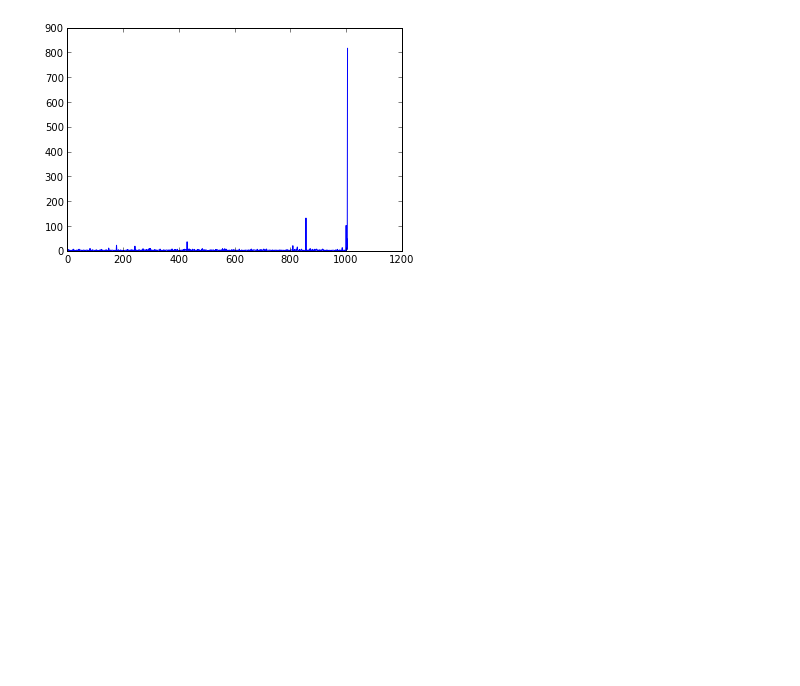
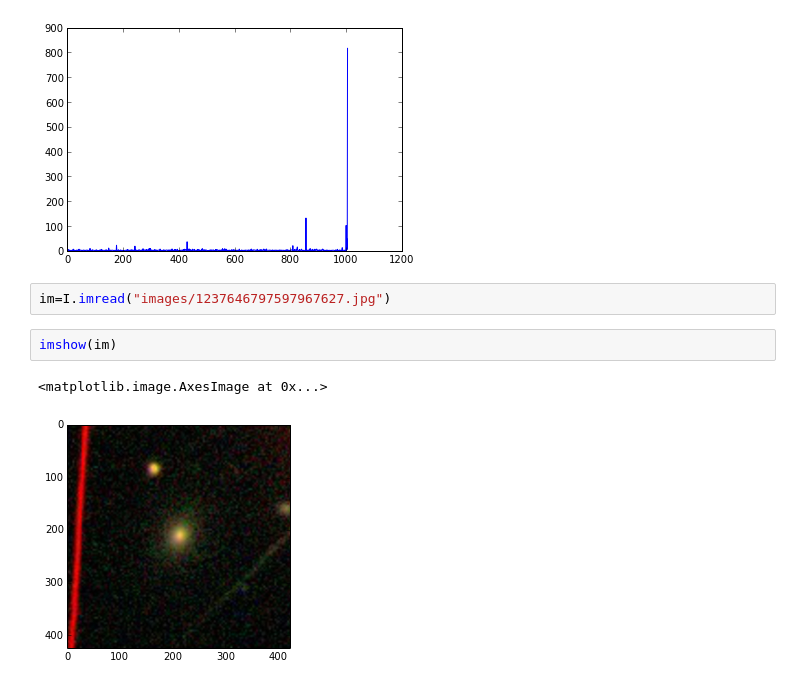
Before and after one commit to mjsottile/GZSatelliteFinder, a Jupyter notebook: ScikitSatelliteFinder.ipynb, the cells around one changed output. Saved outputs shown, nothing was run; the diff lists cells and outputs as text; blank space fills up the shorter version.

```diff
--- a/ScikitSatelliteFinder.ipynb
+++ b/ScikitSatelliteFinder.ipynb
@@ -184,3 +184,10 @@ look_for_hits(dists,fnames)
 test2.jpg
 test.jpg
 [figure]
+# %%
+im=I.imread("images/1237646797597967627.jpg")
+# %%
+imshow(im)
+# %% [output]
+<matplotlib.image.AxesImage at 0x...>
+[figure, added]
```
Also changed, not shown: parts of 2 cells of this notebook, 2 other files.
